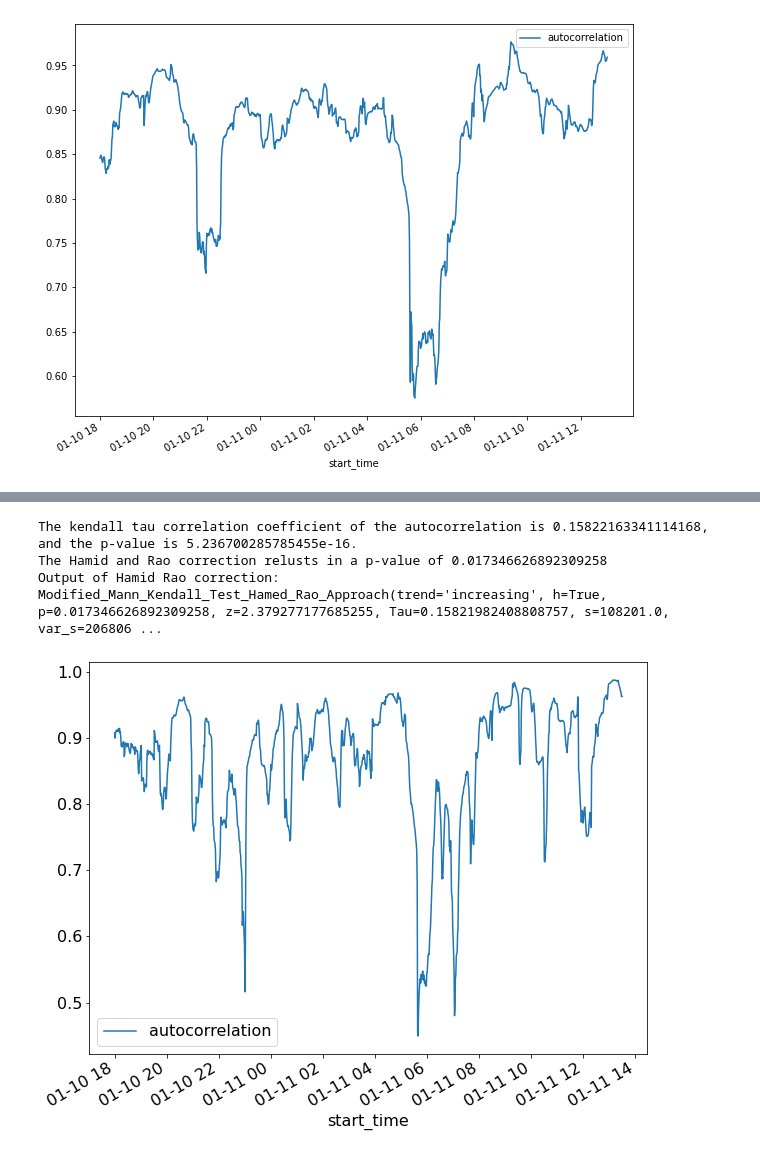
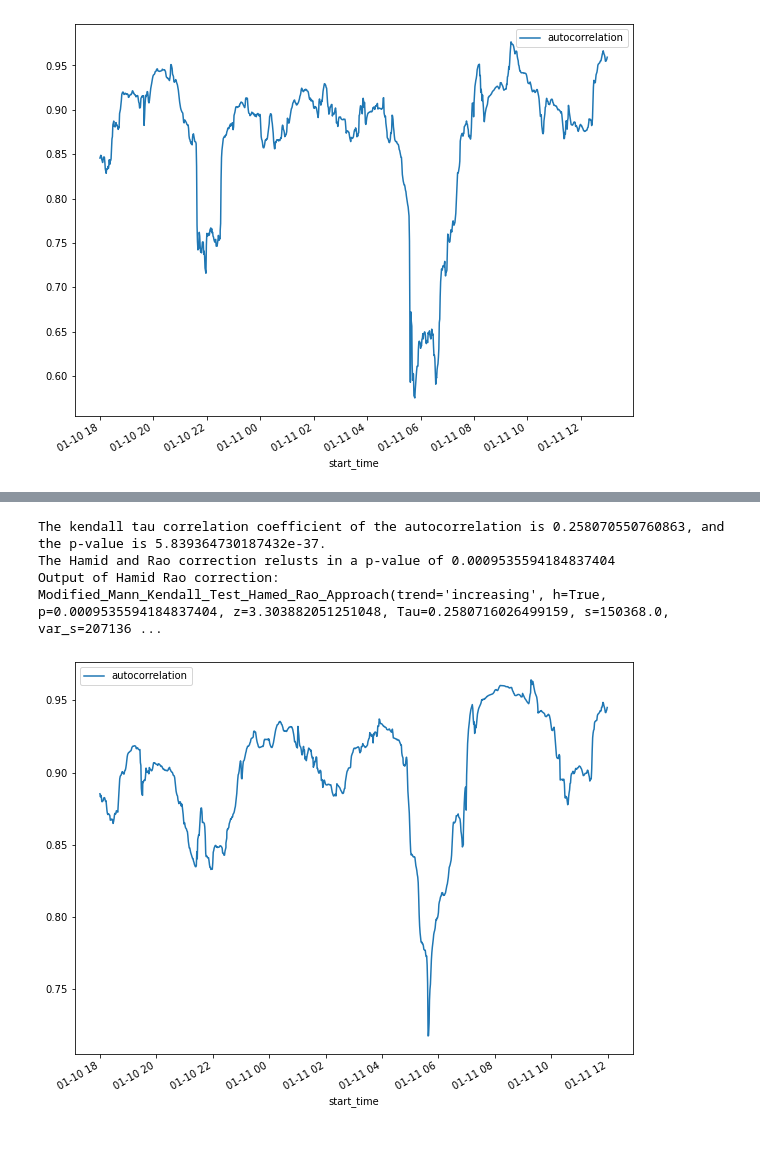
Before and after one commit to l-khali/In2Research, a Jupyter notebook: PC-0192_ABF_analysis.ipynb, the cells around one changed output, grey strips where cells are left out. Cells and saved outputs as stored; diff of their text form; code cells hidden in the pictures.

```diff
--- a/PC-0192_ABF_analysis.ipynb
+++ b/PC-0192_ABF_analysis.ipynb
@@ -274,6 +280,7 @@ def rolling_autocorrelation(data, time):
     time - size of window in minutes
     """
     global df
+    global p
 
     k = 0
 
@@ -297,6 +304,8 @@ def rolling_autocorrelation(data, time):
 
     df.plot(x='start_time', y='autocorrelation', figsize=(10,8))
 
+    mk.hamed_rao_modification_test(df['autocorrelation'])[2]
+
     print(f"The kendall tau correlation coefficient of the autocorrelation is {stats.kendalltau(df['start_time'], df['autocorrelation'])[0]}, and the p-value is {stats.kendalltau(df['start_time'], df['autocorrelation'])[1]}.")
     print(f"The Hamid and Rao correction relusts in a p-value of {mk.hamed_rao_modification_test(df['autocorrelation'])[2]}")
     print(f"Output of Hamid Rao correction: {mk.hamed_rao_modification_test(df['autocorrelation'])}")
@@ -684,7 +662,7 @@ Output of Hamid Rao correction: Modified_Mann_Kendall_Test_Hamed_Rao_Approach(tr
 # %%
-rolling_autocorrelation(PC_0192_ABF_m_residuals_no_anomalies, 30)
+rolling_autocorrelation(PC_0192_ABF_m_residuals_no_anomalies, 120)
 # %% [output]
-The kendall tau correlation coefficient of the autocorrelation is 0.15822163341114168, and the p-value is 5.236700285785455e-16.
-The Hamid and Rao correction relusts in a p-value of 0.017346626892309258
-Output of Hamid Rao correction: Modified_Mann_Kendall_Test_Hamed_Rao_Approach(trend='increasing', h=True, p=0.017346626892309258, z=2.379277177685255, Tau=0.15821982408808757, s=108201.0, var_s=206806 ...
+The kendall tau correlation coefficient of the autocorrelation is 0.258070550760863, and the p-value is 5.839364730187432e-37.
+The Hamid and Rao correction relusts in a p-value of 0.0009535594184837404
+Output of Hamid Rao correction: Modified_Mann_Kendall_Test_Hamed_Rao_Approach(trend='increasing', h=True, p=0.0009535594184837404, z=3.303882051251048, Tau=0.2580716026499159, s=150368.0, var_s=207136 ...
-[figure, old version]
+[figure, new version]
```
Also changed, not shown: parts of 7 cells of this notebook, 15 other files.
